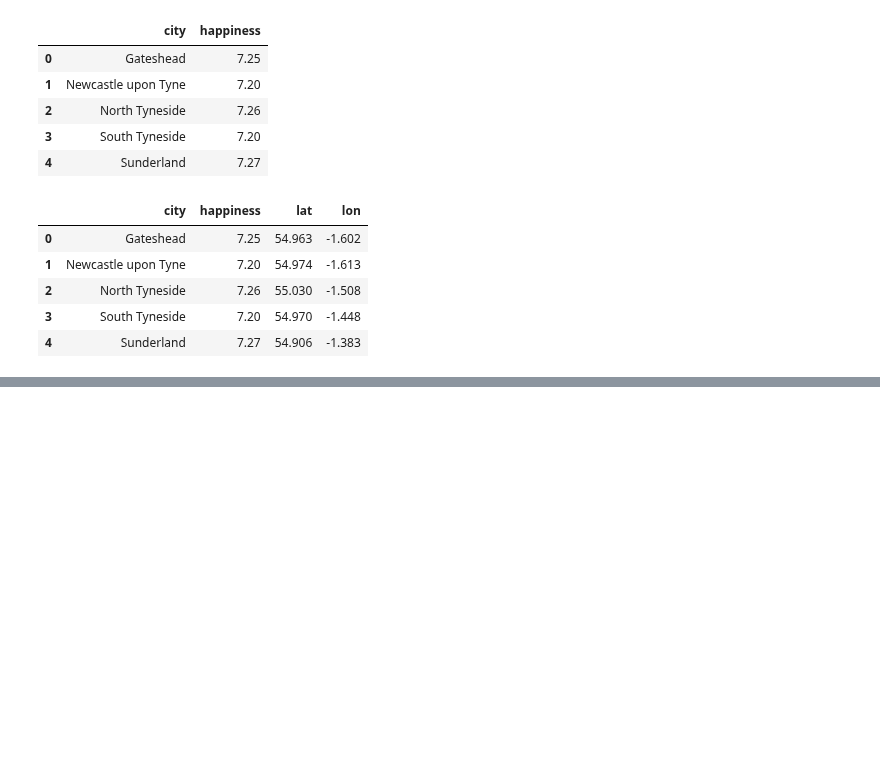
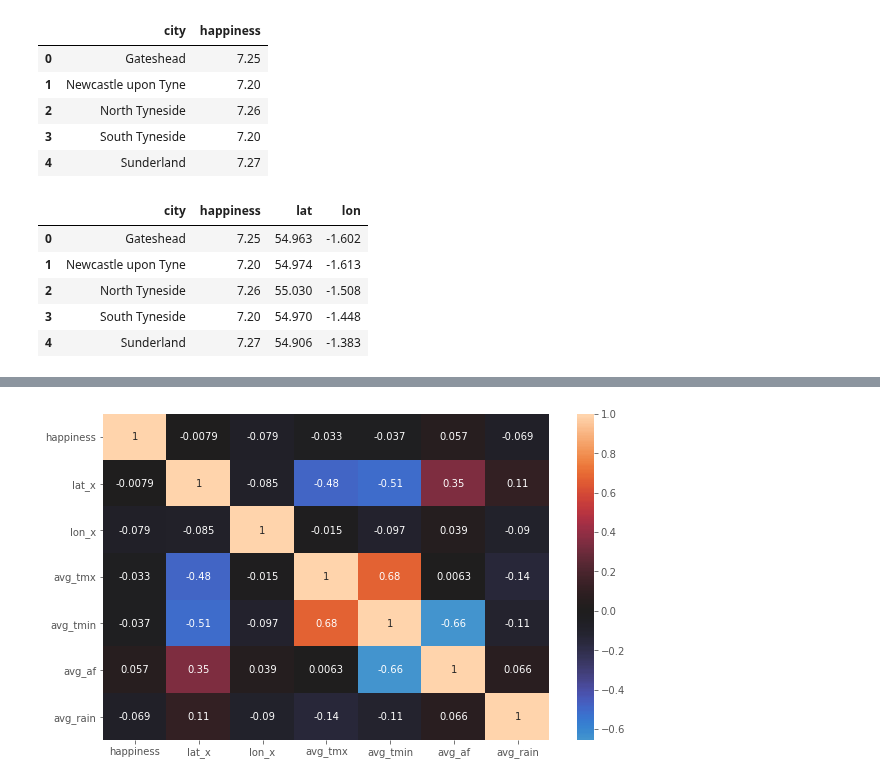
Before and after one commit to paxton615/Notes, a Jupyter notebook: Weather_stations/Download_station_data.ipynb, the cells around one changed output, grey strips where cells are left out. Saved outputs shown, nothing was run; the diff lists cells and outputs as text; code cells hidden in the pictures; blank space fills up the shorter version.

```diff
--- a/Weather_stations/Download_station_data.ipynb
+++ b/Weather_stations/Download_station_data.ipynb
@@ -661,0 +721,7 @@ Name: lat, dtype: float64
+# %%
+ascending_data = ascending_data.reset_index()
+# %%
+ascending_data = ascending_data.rename(columns = {'level_0':'station_index'})
+# %%
+df = pd.merge(happy_cities_limited, ascending_data, on="station_index", how="left")
+df.head()
@@ -661,0 +742,4 @@ Name: lat, dtype: float64
+# %%
+new_df = df[[ 'city', 'happiness', 'lat_x', 'lon_x',
+       'station', 'avg_tmx', 'avg_tmin', 'avg_af', 'avg_rain',
+       'avg_sun']]
@@ -661,0 +788,8 @@ Name: lat, dtype: float64
+# %%
+corrmat= new_df[['happiness', 'lat_x', 'lon_x',
+        'avg_tmx', 'avg_tmin', 'avg_af', 'avg_rain',
+       ]].corr()
+plt.figure(figsize=(10,6))
+sns.heatmap(corrmat,annot=True,  center=0);
+# %% [output]
+[figure, added]
```
Also changed, not shown: parts of 21 cells of this notebook, 2 other files.
